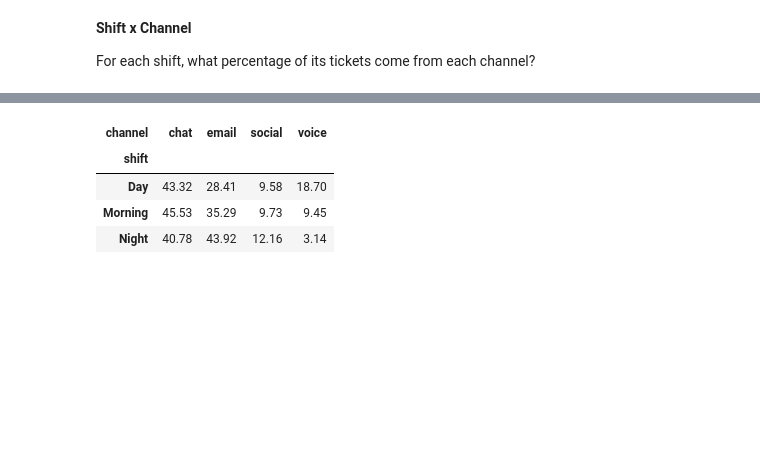
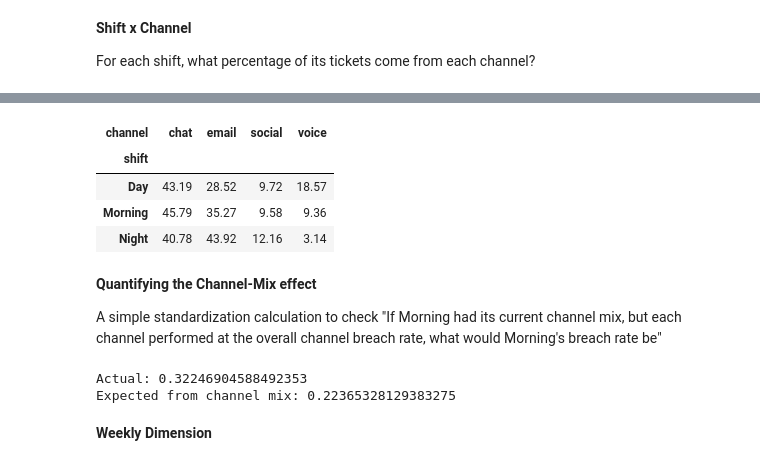
Before and after one commit to Deepmalya2506/Vireo-AI_SLA, a Jupyter notebook: vireo_sla/notebooks/01_vireo_sla_analysis.ipynb, the cells around one changed output, grey strips where cells are left out. Saved outputs shown, nothing was run; the diff lists cells and outputs as text; code cells hidden in the pictures; blank space fills up the shorter version.

Commit message:
Feature Engineered all changes, discovered hidden relations like Cross-Shift propagation of SLA, validated, and stream lightened

```diff
--- a/vireo_sla/notebooks/01_vireo_sla_analysis.ipynb
+++ b/vireo_sla/notebooks/01_vireo_sla_analysis.ipynb
@@ -680 +705,3 @@ We try studying
+# %%
+tier1 = valid[valid["tier"] == 1].copy() # The policy explicitly says Tier 2 agents should not be compared with Tier 1 on volume metrics.
 # %%
@@ -775,14 +827,43 @@ shift_channel
 # %%
 channel_mix = pd.crosstab(
-    valid["shift"],
-    valid["channel"],
+    tier1["shift"],
+    tier1["channel"],
     normalize="index"
 ) * 100
 
 channel_mix.round(2)
 # %% [output]
 | channel | chat | email | social | voice |
 | shift |  |  |  |  |
-| Day | 43.32 | 28.41 | 9.58 | 18.70 |
-| Morning | 45.53 | 35.29 | 9.73 | 9.45 |
+| Day | 43.19 | 28.52 | 9.72 | 18.57 |
+| Morning | 45.79 | 35.27 | 9.58 | 9.36 |
 | Night | 40.78 | 43.92 | 12.16 | 3.14 |
+# %% [markdown]
+**Quantifying the Channel-Mix effect**
+
+A simple standardization calculation to check "If Morning had its current channel mix, but each channel performed at the overall channel breach rate, what would Morning's breach rate be"
+# %%
+overall_channel_rate = (
+    tier1.groupby("channel")["breach"].mean()
+)
+
+morning_mix = (
+    tier1[tier1["shift"] == "Morning"]["channel"]
+    .value_counts(normalize=True)
+)
+
+expected_morning_rate = (
+    morning_mix * overall_channel_rate
+).sum()
+
+actual_morning_rate = (
+    tier1[tier1["shift"] == "Morning"]["breach"].mean()
+)
+
+print("Actual:", actual_morning_rate)
+print("Expected from channel mix:", expected_morning_rate)
+# %% [output]
+Actual: 0.32246904588492353
+Expected from channel mix: 0.22365328129383275
+# %% [markdown]
+**Weekly Dimension**
```
Also changed, not shown: parts of 88 cells of this notebook, 11 other files.
